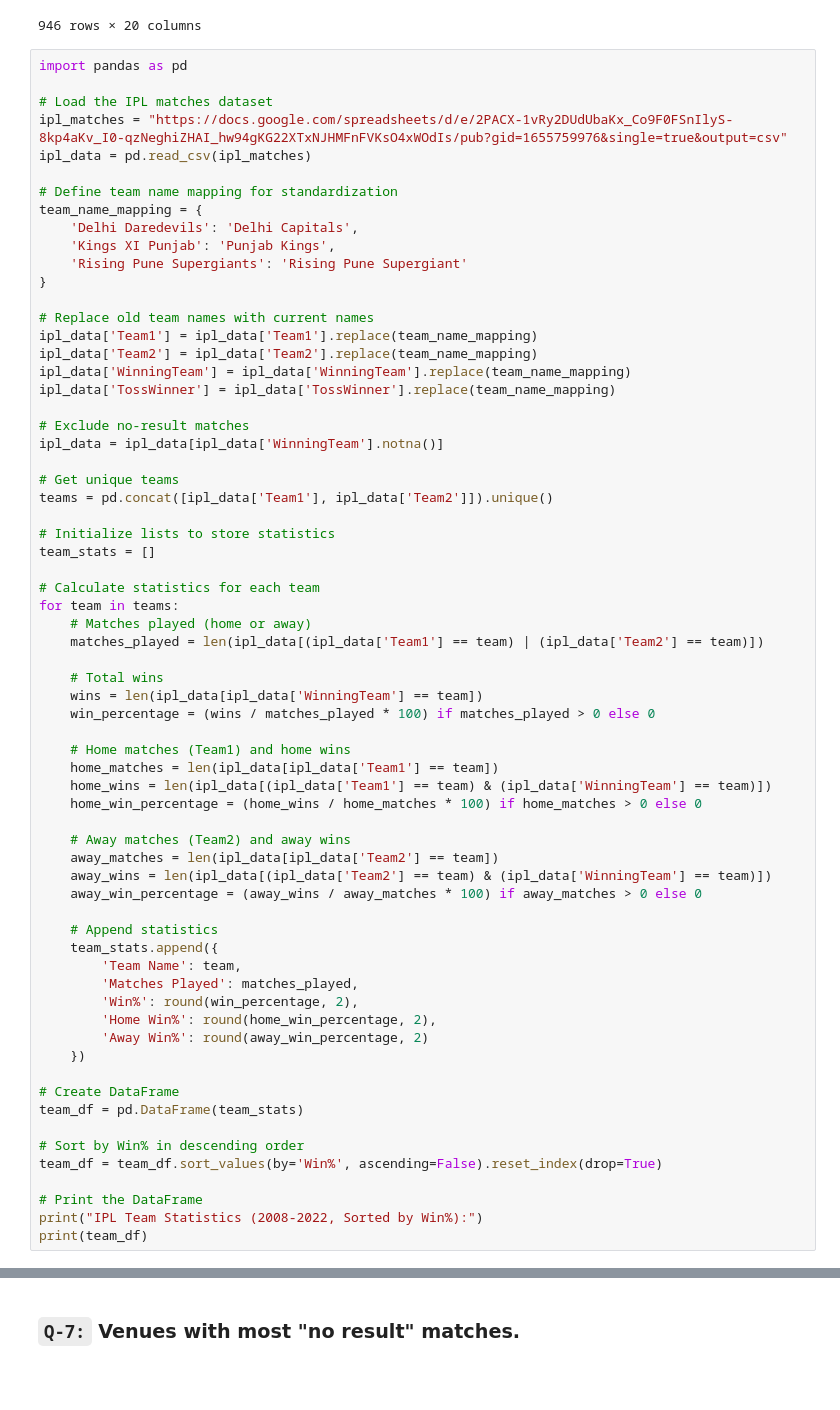
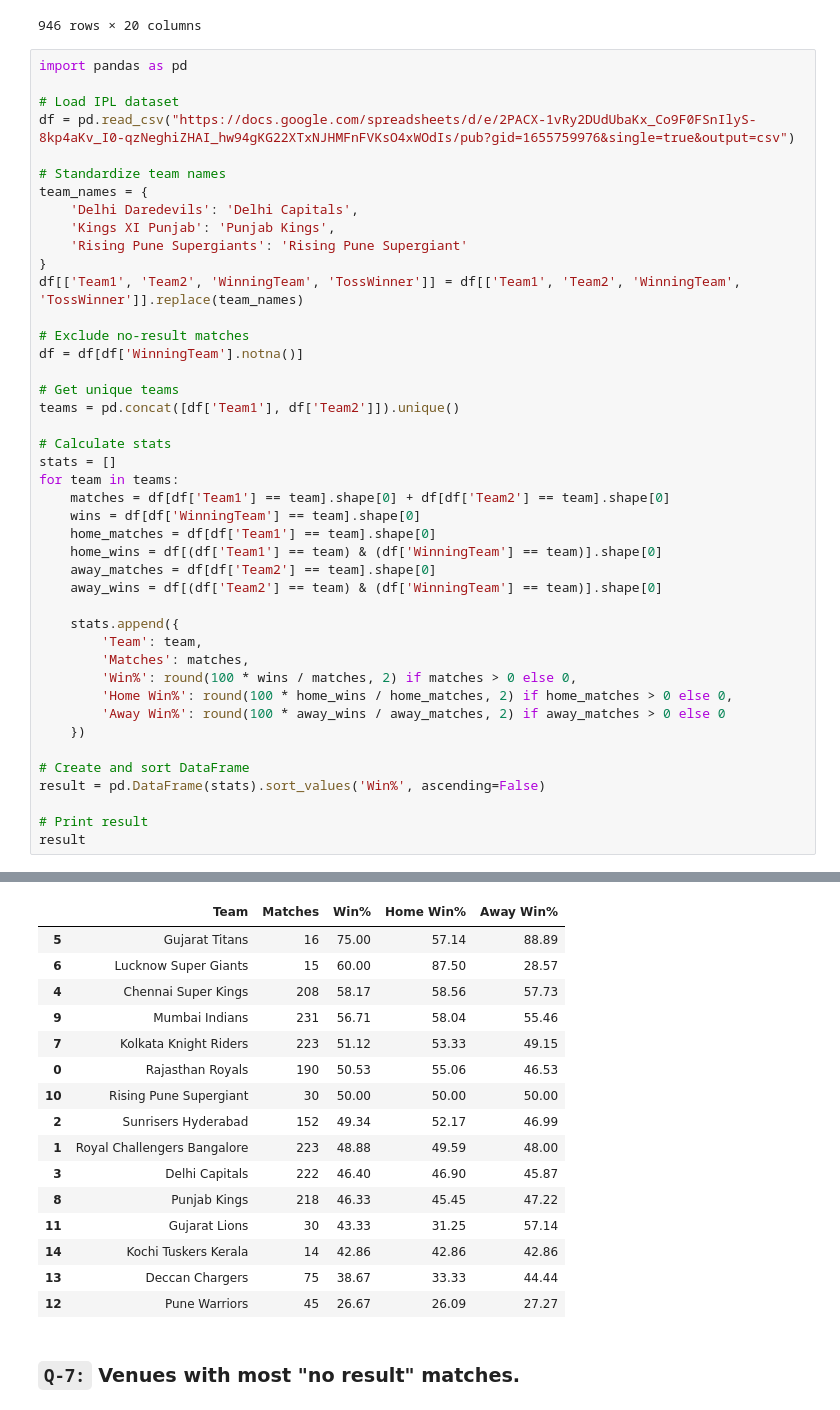
Before and after one commit to BhautikVekariya21/dsc, a Jupyter notebook: pandas/task18.ipynb, the cells around one changed output, grey strips where cells are left out. Drawn from its saved outputs; the diff is of its cells as text; blank space fills up the shorter version.

```diff
--- a/pandas/task18.ipynb
+++ b/pandas/task18.ipynb
@@ -431,67 +455,44 @@ ipl_data
 # %%
 import pandas as pd
 
-# Load the IPL matches dataset
-ipl_matches = "https://docs.google.com/spreadsheets/d/e/2PACX-1vRy2DUdUbaKx_Co9F0FSnIlyS-8kp4aKv_I0-qzNeghiZHAI_hw94gKG22XTxNJHMFnFVKsO4xWOdIs/pub?gid=1655759976&single=true&output=csv"
-ipl_data = pd.read_csv(ipl_matches)
+# Load IPL dataset
+df = pd.read_csv("https://docs.google.com/spreadsheets/d/e/2PACX-1vRy2DUdUbaKx_Co9F0FSnIlyS-8kp4aKv_I0-qzNeghiZHAI_hw94gKG22XTxNJHMFnFVKsO4xWOdIs/pub?gid=1655759976&single=true&output=csv")
 
-# Define team name mapping for standardization
-team_name_mapping = {
+# Standardize team names
+team_names = {
     'Delhi Daredevils': 'Delhi Capitals',
     'Kings XI Punjab': 'Punjab Kings',
     'Rising Pune Supergiants': 'Rising Pune Supergiant'
 }
-
-# Replace old team names with current names
-ipl_data['Team1'] = ipl_data['Team1'].replace(team_name_mapping)
-ipl_data['Team2'] = ipl_data['Team2'].replace(team_name_mapping)
-ipl_data['WinningTeam'] = ipl_data['WinningTeam'].replace(team_name_mapping)
-ipl_data['TossWinner'] = ipl_data['TossWinner'].replace(team_name_mapping)
+df[['Team1', 'Team2', 'WinningTeam', 'TossWinner']] = df[['Team1', 'Team2', 'WinningTeam', 'TossWinner']].replace(team_names)
 
 # Exclude no-result matches
-ipl_data = ipl_data[ipl_data['WinningTeam'].notna()]
+df = df[df['WinningTeam'].notna()]
 
 # Get unique teams
-teams = pd.concat([ipl_data['Team1'], ipl_data['Team2']]).unique()
+teams = pd.concat([df['Team1'], df['Team2']]).unique()
 
-# Initialize lists to store statistics
-team_stats = []
+# Calculate stats
+stats = []
+for team in teams:
+    matches = df[df['Team1'] == team].shape[0] + df[df['Team2'] == team].shape[0]
+    wins = df[df['WinningTeam'] == team].shape[0]
+    home_matches = df[df['Team1'] == team].shape[0]
+    home_wins = df[(df['Team1'] == team) & (df['WinningTeam'] == team)].shape[0]
+    away_matches = df[df['Team2'] == team].shape[0]
+    away_wins = df[(df['Team2'] == team) & (df['WinningTeam'] == team)].shape[0]
 
-# Calculate statistics for each team
-for team in teams:
-    # Matches played (home or away)
-    matches_played = len(ipl_data[(ipl_data['Team1'] == team) | (ipl_data['Team2'] == team)])
-
-    # Total wins
-    wins = len(ipl_data[ipl_data['WinningTeam'] == team])
-    win_percentage = (wins / matches_played * 100) if matches_played > 0 else 0
-
-    # Home matches (Team1) and home wins
-    home_matches = len(ipl_data[ipl_data['Team1'] == team])
-    home_wins = len(ipl_data[(ipl_data['Team1'] == team) & (ipl_data['WinningTeam'] == team)])
-    home_win_percentage = (home_wins / home_matches * 100) if home_matches > 0 else 0
-
-    # Away matches (Team2) and away wins
-    away_matches = len(ipl_data[ipl_data['Team2'] == team])
-    away_wins = len(ipl_data[(ipl_data['Team2'] == team) & (ipl_data['WinningTeam'] == team)])
-    away_win_percentage = (away_wins / away_matches * 100) if away_matches > 0 else 0
-
-    # Append statistics
-    team_stats.append({
-        'Team Name': team,
-        'Matches Played': matches_played,
-        'Win%': round(win_percentage, 2),
-        'Home Win%': round(home_win_percentage, 2),
-        'Away Win%': round(away_win_percentage, 2)
+    stats.append({
+        'Team': team,
+        'Matches': matches,
+        'Win%': round(100 * wins / matches, 2) if matches > 0 else 0,
+        'Home Win%': round(100 * home_wins / home_matches, 2) if home_matches > 0 else 0,
+        'Away Win%': round(100 * away_wins / away_matches, 2) if away_matches > 0 else 0
     })
 
-# Create DataFrame
-team_df = pd.DataFrame(team_stats)
+# Create and sort DataFrame
+result = pd.DataFrame(stats).sort_values('Win%', ascending=False)
 
-# Sort by Win% in descending order
-team_df = team_df.sort_values(by='Win%', ascending=False).reset_index(drop=True)
-
-# Print the DataFrame
-print("IPL Team Statistics (2008-2022, Sorted by Win%):")
-print(team_df)
+# Print result
+result
 # %% [output]
@@ -515,3 +499,19 @@ IPL Team Statistics (2008-2022, Sorted by Win%):
+|  | Team | Matches | Win% | Home Win% | Away Win% |
+| 5 | Gujarat Titans | 16 | 75.00 | 57.14 | 88.89 |
+| 6 | Lucknow Super Giants | 15 | 60.00 | 87.50 | 28.57 |
+| 4 | Chennai Super Kings | 208 | 58.17 | 58.56 | 57.73 |
+| 9 | Mumbai Indians | 231 | 56.71 | 58.04 | 55.46 |
+| 7 | Kolkata Knight Riders | 223 | 51.12 | 53.33 | 49.15 |
+| 0 | Rajasthan Royals | 190 | 50.53 | 55.06 | 46.53 |
+| 10 | Rising Pune Supergiant | 30 | 50.00 | 50.00 | 50.00 |
+| 2 | Sunrisers Hyderabad | 152 | 49.34 | 52.17 | 46.99 |
+| 1 | Royal Challengers Bangalore | 223 | 48.88 | 49.59 | 48.00 |
+| 3 | Delhi Capitals | 222 | 46.40 | 46.90 | 45.87 |
+| 8 | Punjab Kings | 218 | 46.33 | 45.45 | 47.22 |
+| 11 | Gujarat Lions | 30 | 43.33 | 31.25 | 57.14 |
+| 14 | Kochi Tuskers Kerala | 14 | 42.86 | 42.86 | 42.86 |
+| 13 | Deccan Chargers | 75 | 38.67 | 33.33 | 44.44 |
+| 12 | Pune Warriors | 45 | 26.67 | 26.09 | 27.27 |
 # %% [markdown]
 ### `Q-7:` Venues with most "no result" matches.
 # %%
```
Also changed, not shown: parts of 17 cells of this notebook, 3 other files.
